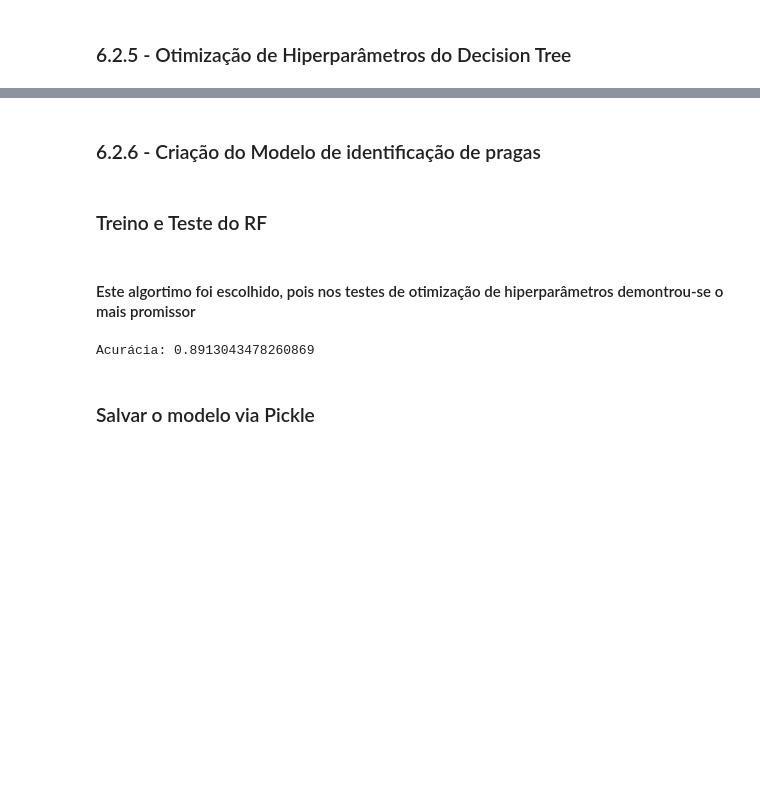
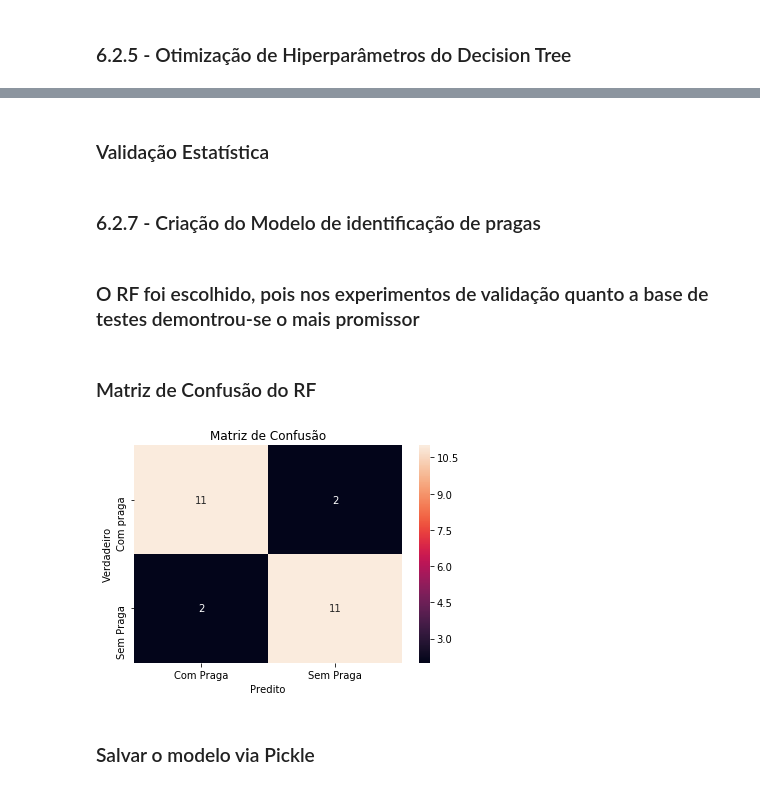
Before and after one commit to thiagogcosta/ds-verde-sobre-verde, a Jupyter notebook: identificacao_pragas.ipynb, the cells around one changed output, grey strips where cells are left out. Cells and saved outputs as stored; diff of their text form; code cells hidden in the pictures; blank space fills up the shorter version.

Commit message:
atualizacao dos classificadores e criacao das matrizes de confusao

```diff
--- a/identificacao_pragas.ipynb
+++ b/identificacao_pragas.ipynb
@@ -905,0 +964,27 @@ erro: 0.17391304347826086
+# %%
+# Criação do modelo
+modelo_rf_praga = RandomForestClassifier(n_estimators = 500, min_samples_split = 5,
+                                         min_samples_leaf = 3, max_features = 5,
+                                         max_depth = 90, bootstrap=True)
+
+# Treinamento do modelo
+modelo_rf_praga = modelo_rf_praga.fit(X_id_praga, y_id_praga.values)
+
+# Prevendo os valores de y
+result_rf_praga = modelo_rf_praga.predict(X_id_praga_teste)
+
+# Métricas de avaliação
+metricas = precision_recall_fscore_support(y_id_praga_teste.values, result_rf_praga, average='macro')
+
+# Acurácia do Modelo
+acuracia = modelo_rf_praga.score(X_id_praga_teste, y_id_praga_teste.values)
+
+# Inclusão das métricas de avaliação
+df_resultado_praga.loc[0, 'tipo'] = 'RF'
+df_resultado_praga.loc[0, 'acurácia'] = acuracia
+df_resultado_praga.loc[0, 'precisão'] = metricas[0]
+df_resultado_praga.loc[0, 'recall'] = metricas[1]
+df_resultado_praga.loc[0,'f1score'] = metricas[2]
+
+# Incluir os valores preditos pelo RF
+df_valores_preditos_praga['y_rf'] = result_rf_praga
@@ -906,2 +1139,4 @@ erro: 0.17391304347826086
+# %% [markdown]
+### Validação Estatística
 # %% [markdown]
-### 6.2.6 - Criação do Modelo de identificação de pragas
+### 6.2.7 - Criação do Modelo de identificação de pragas
@@ -911,26 +1143,21 @@ X_train, X_test, Y_train, Y_test = train_test_split(X_id_praga, y_id_praga, test
+# %% [markdown]
+### O RF foi escolhido, pois nos experimentos de validação quanto a base de testes demontrou-se o mais promissor
 # %% [markdown]
-### Treino e Teste do RF
+### Matriz de Confusão do RF
-# %% [markdown]
-#### Este algortimo foi escolhido, pois nos testes de otimização de hiperparâmetros demontrou-se o mais promissor
-# %%
-# Criação do modelo
-modelo = RandomForestClassifier(
-              n_estimators = 100,
-              min_samples_split = 8,
-              min_samples_leaf = 3,
-              max_features = 3,
-              max_depth = 100,
-              bootstrap=True)
-
-# Treinamento do modelo
-modelo = modelo.fit(X_train, Y_train)
-
-# Acurácia do Modelo
-resultado = modelo.score(X_test, Y_test)
-
-print('Acurácia:', resultado)
-# %% [output]
-Acurácia: 0.8913043478260869
+# %%
+# Matriz de Confusao
+matriz_confusao = confusion_matrix(y_id_praga_teste.values, result_rf_praga)
+
+# Mapa com Seaborn
+ax= plt.subplot()
+sns.heatmap(matriz_confusao, annot=True, ax = ax);
+
+ax.set_xlabel('Predito');
+ax.set_ylabel('Verdadeiro');
+ax.set_title('Matriz de Confusão');
+ax.xaxis.set_ticklabels(['Com Praga', 'Sem Praga']); ax.yaxis.set_ticklabels(['Com praga', 'Sem Praga']);
+# %% [output]
+[figure, added]
 # %% [markdown]
 ### Salvar o modelo via Pickle
 # %%
```
Also changed, not shown: parts of 66 cells of this notebook, 10 other files.
